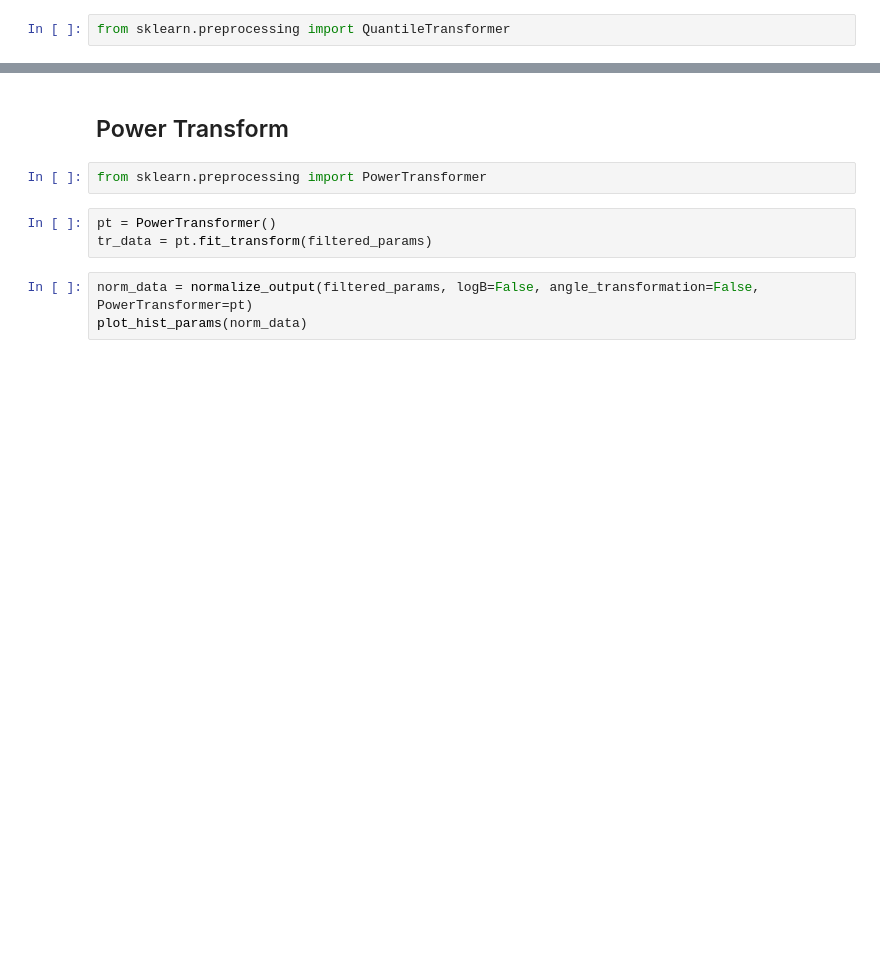
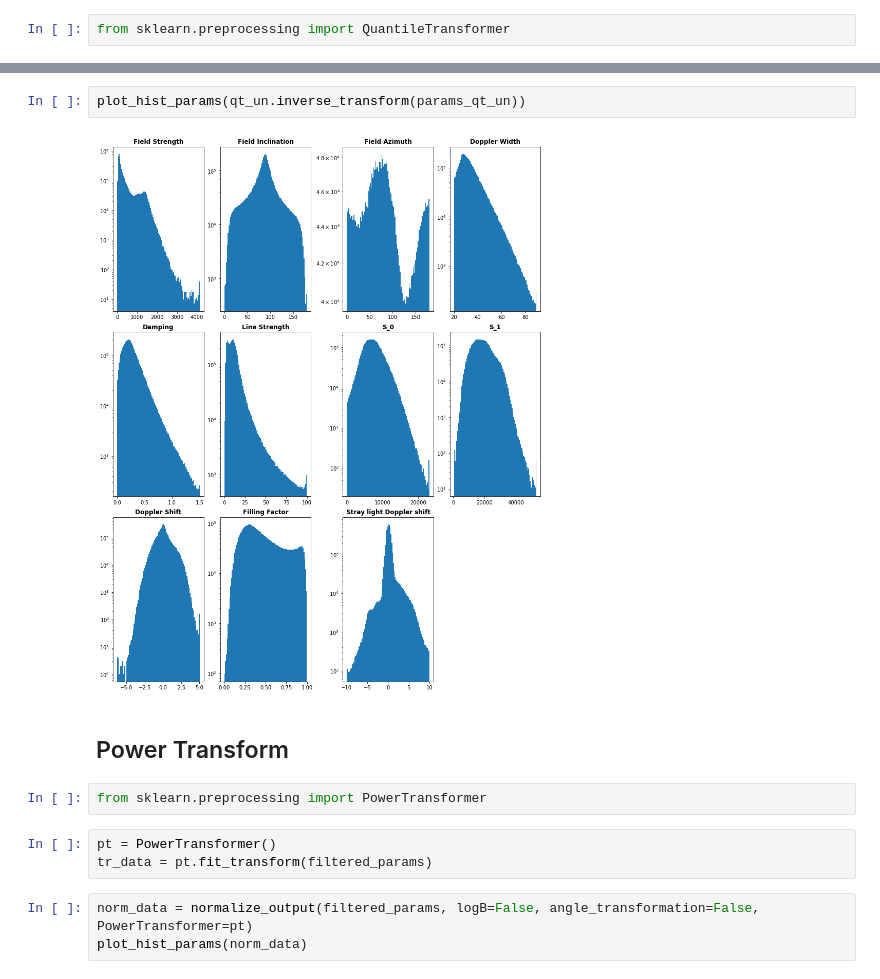
Before and after one commit to iknyazeva/InverseProblem, a Jupyter notebook: notebooks/data_transformations.ipynb, the cells around one changed output, grey strips where cells are left out. Saved outputs shown, nothing was run; the diff lists cells and outputs as text; blank space fills up the shorter version.

```diff
--- a/notebooks/data_transformations.ipynb
+++ b/notebooks/data_transformations.ipynb
@@ -78,3 +89,7 @@ array([ 66, 146,  52, 164,  68, 175, 173, 112, 152,  42,  56])
+# %%
+plot_hist_params(qt_un.inverse_transform(params_qt_un))
+# %% [output]
+[figure, added]
 # %% [markdown]
 ## Power Transform
 # %%
```
Also changed, not shown: parts of 9 cells of this notebook.
